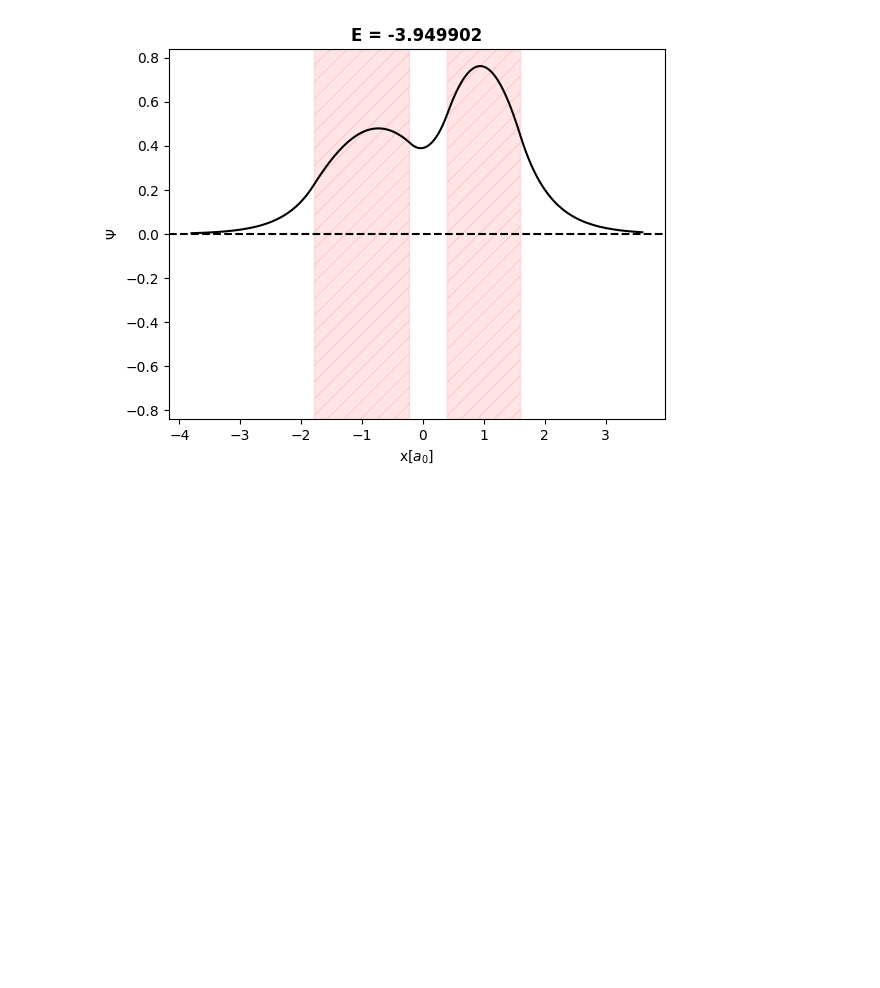
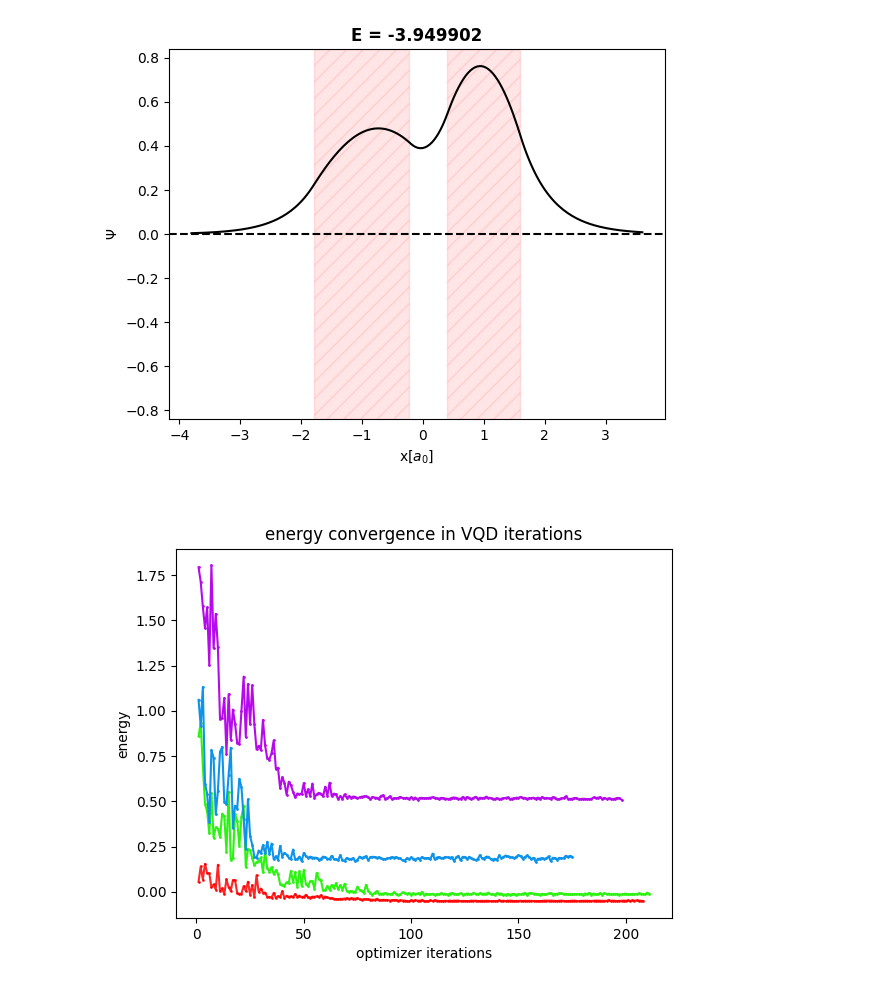
Before and after one commit to m-martyna/QuantumMST, a Jupyter notebook: thesis_plots.ipynb, the cells around one changed output. Cells and saved outputs as stored; diff of their text form; code cells hidden in the pictures; blank space fills up the shorter version.

```diff
--- a/thesis_plots.ipynb
+++ b/thesis_plots.ipynb
@@ -273,3 +301,9 @@ plot_wavefunction(x, V, protein_structure(exact_e2, reference_system=1))
 # %% [output]
 [figure]
 [figure]
+# %%
+from IPython.display import Image
+
+Image(filename='thesis_plots_data/placeholders/iterations_vqd.png')
+# %% [output]
+[figure, added]
```
Also changed, not shown: parts of 7 cells of this notebook, 20 other files.
